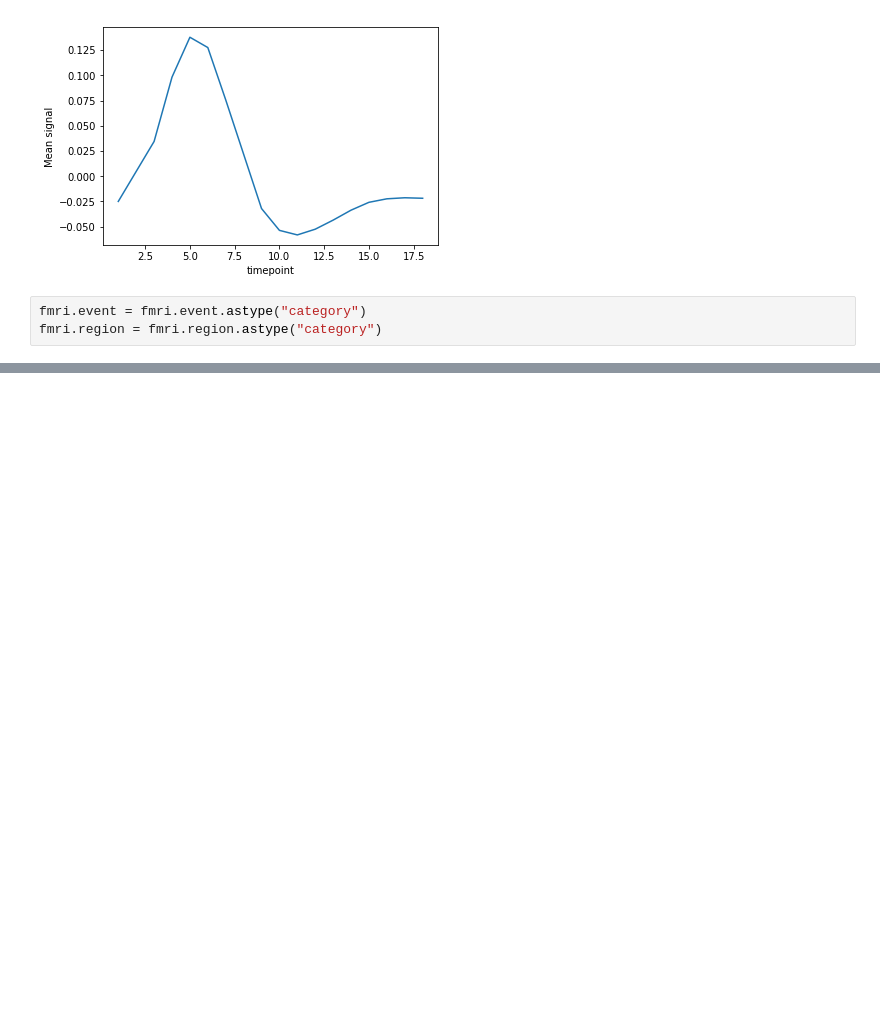
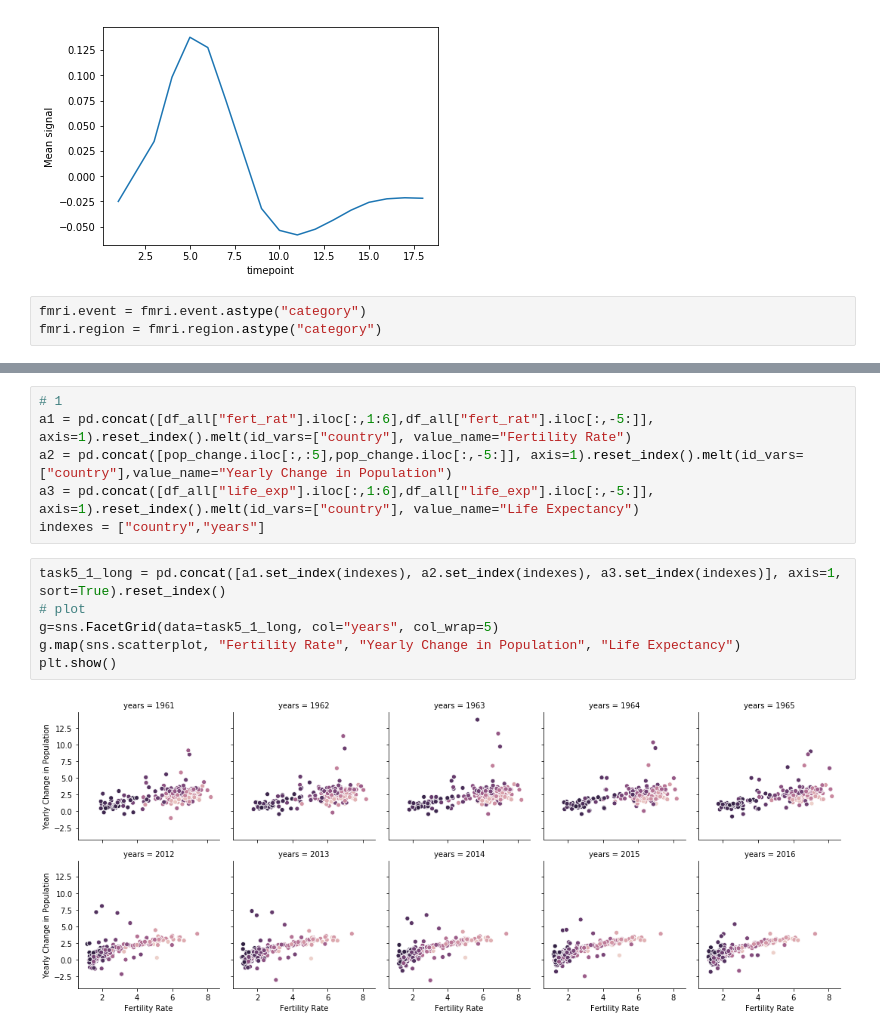
Before and after one commit to ecs-vlc/PythonTeaching, a Jupyter notebook: 03-Data/02 Pandas Intermediate.ipynb, the cells around one changed output, grey strips where cells are left out. Cells and saved outputs as stored; diff of their text form; blank space fills up the shorter version.

```diff
--- a/03-Data/02 Pandas Intermediate.ipynb
+++ b/03-Data/02 Pandas Intermediate.ipynb
@@ -1783,0 +1700,14 @@ pd.crosstab?
+# %%
+# 1
+a1 = pd.concat([df_all["fert_rat"].iloc[:,1:6],df_all["fert_rat"].iloc[:,-5:]], axis=1).reset_index().melt(id_vars=["country"], value_name="Fertility Rate")
+a2 = pd.concat([pop_change.iloc[:,:5],pop_change.iloc[:,-5:]], axis=1).reset_index().melt(id_vars=["country"],value_name="Yearly Change in Population")
+a3 = pd.concat([df_all["life_exp"].iloc[:,1:6],df_all["life_exp"].iloc[:,-5:]], axis=1).reset_index().melt(id_vars=["country"], value_name="Life Expectancy")
+indexes = ["country","years"]
+# %%
+task5_1_long = pd.concat([a1.set_index(indexes), a2.set_index(indexes), a3.set_index(indexes)], axis=1, sort=True).reset_index()
+# plot
+g=sns.FacetGrid(data=task5_1_long, col="years", col_wrap=5)
+g.map(sns.scatterplot, "Fertility Rate", "Yearly Change in Population", "Life Expectancy")
+plt.show()
+# %% [output]
+[figure, added]
```
Also changed, not shown: parts of 67 cells of this notebook, 9 other files.
